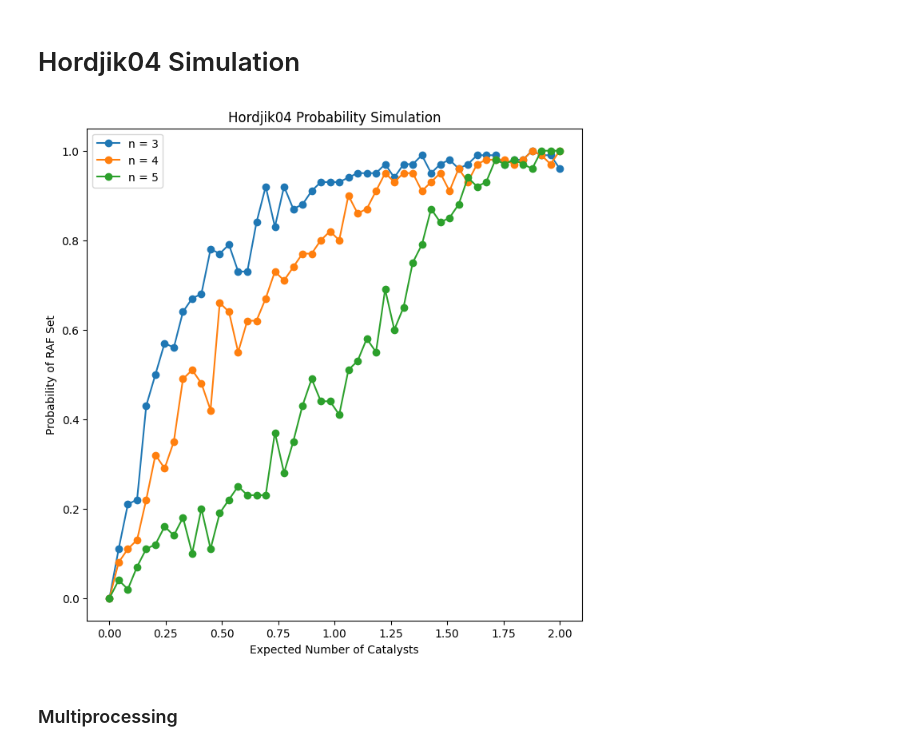
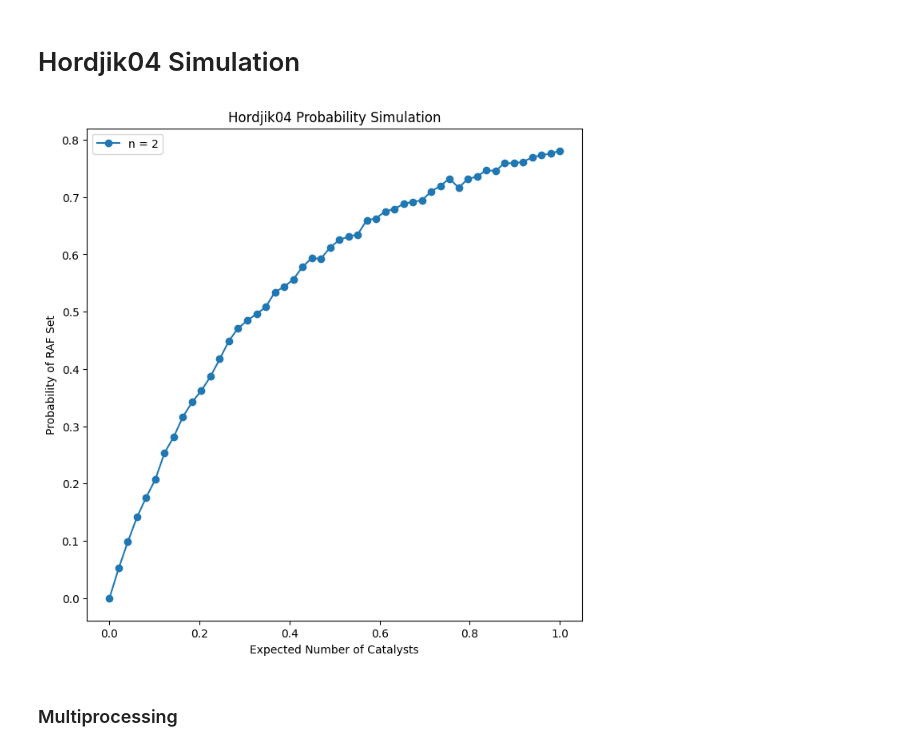
Before and after one commit to VJ-Varanasi/Autocatalytic-Reaction-Networks, a Jupyter notebook: hordjik04.ipynb, the cells around one changed output. Saved outputs shown, nothing was run; the diff lists cells and outputs as text; code cells hidden in the pictures.

```diff
--- a/hordjik04.ipynb
+++ b/hordjik04.ipynb
@@ -417,10 +425,10 @@ def RAF_sim(Ns, ns, t, f_max, reps=50):
     plt.ylabel("Probability of RAF Set")
     plt.title("Hordjik04 Probability Simulation")
     plt.show()
-# %%
-RAF_sim([100,100,100], [3,4,5], 2,2)
-# %% [output]
-[figure, removed]
+# %%
+RAF_sim([10000], [2], 2,1)
+# %% [output]
+[figure, added]
 # %% [markdown]
 ### Multiprocessing
 # %%
```
Also changed, not shown: parts of 15 cells of this notebook, 21 other files.
